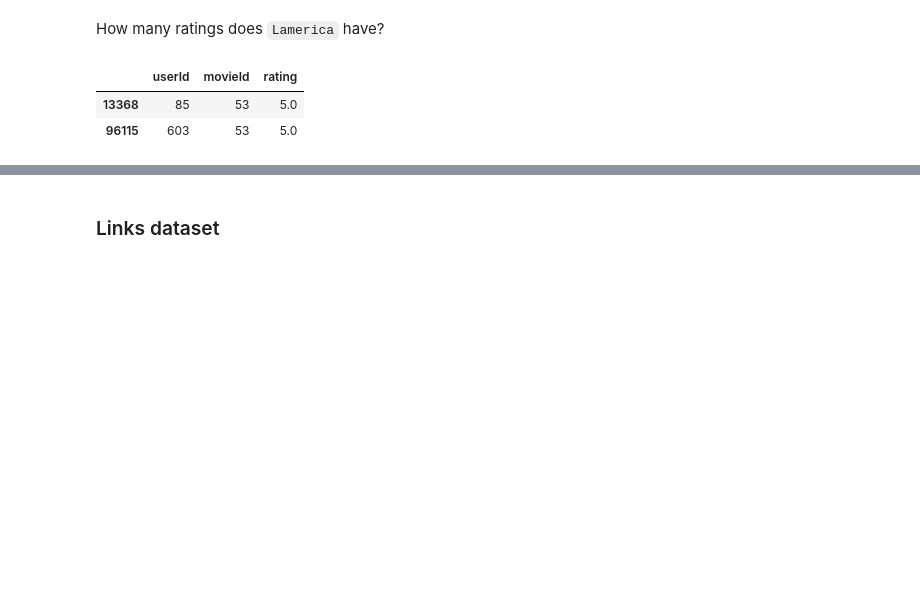
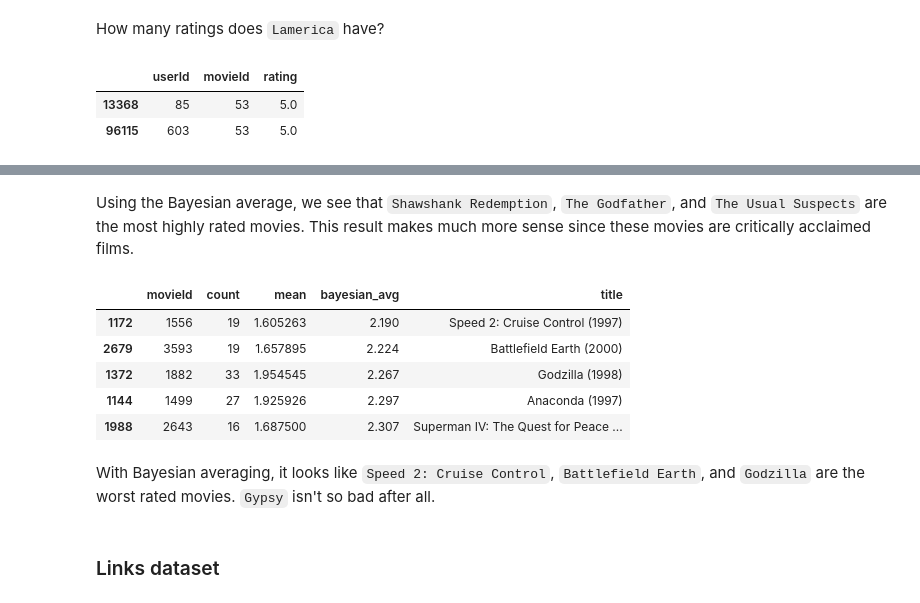
Before and after one commit to gregorymikuro/MovieLens-Recommendations-System, a Jupyter notebook: main.ipynb, the cells around one changed output, grey strips where cells are left out. Cells and saved outputs as stored; diff of their text form; code cells hidden in the pictures; blank space fills up the shorter version.

```diff
--- a/main.ipynb
+++ b/main.ipynb
@@ -232,3 +291,16 @@ ratings[ratings['movieId']==highest_rated]
+# %% [markdown]
+Using the Bayesian average, we see that `Shawshank Redemption`, `The Godfather`, and `The Usual Suspects` are the most highly rated movies. This result makes much more sense since these movies are critically acclaimed films.
+# %%
+movie_stats.sort_values('bayesian_avg', ascending=True).head()
+# %% [output]
+|  | movieId | count | mean | bayesian_avg | title |
+| 1172 | 1556 | 19 | 1.605263 | 2.190 | Speed 2: Cruise Control (1997) |
+| 2679 | 3593 | 19 | 1.657895 | 2.224 | Battlefield Earth (2000) |
+| 1372 | 1882 | 33 | 1.954545 | 2.267 | Godzilla (1998) |
+| 1144 | 1499 | 27 | 1.925926 | 2.297 | Anaconda (1997) |
+| 1988 | 2643 | 16 | 1.687500 | 2.307 | Superman IV: The Quest for Peace ... |
+# %% [markdown]
+With Bayesian averaging, it looks like `Speed 2: Cruise Control`, `Battlefield Earth`, and `Godzilla` are the worst rated movies. `Gypsy` isn't so bad after all.
 # %% [markdown]
 ### Links dataset
 # %%
```
Also changed, not shown: parts of 9 cells of this notebook.
